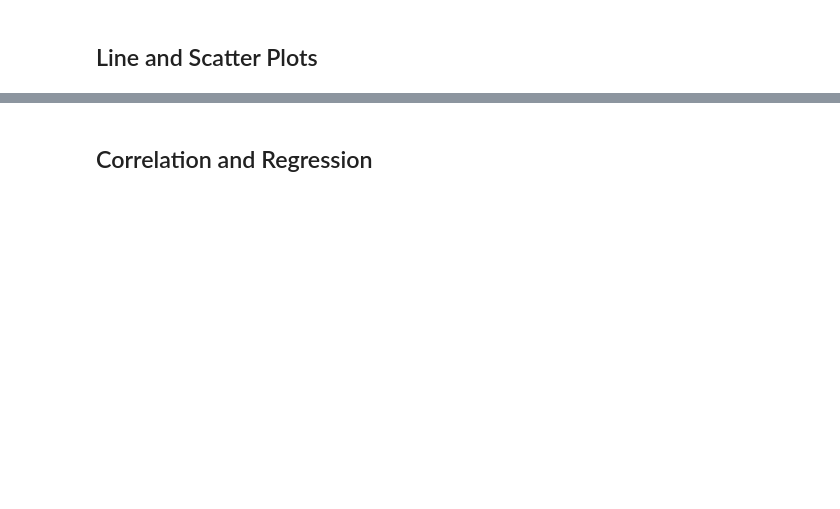
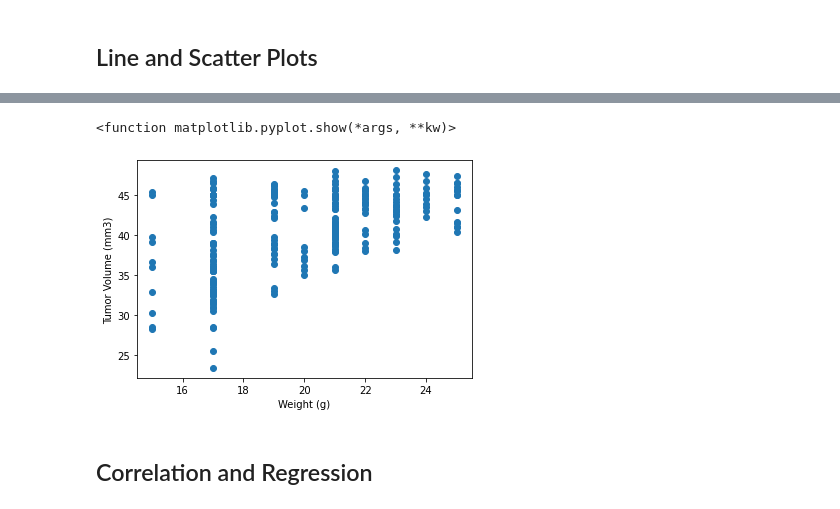
Before and after one commit to zpoeschl/matplotlib-challenge, a Jupyter notebook: Pymaceuticals/ZPoeschl_pymaceuticals.ipynb, the cells around one changed output, grey strips where cells are left out. Saved outputs shown, nothing was run; the diff lists cells and outputs as text; code cells hidden in the pictures; blank space fills up the shorter version.

```diff
--- a/Pymaceuticals/ZPoeschl_pymaceuticals.ipynb
+++ b/Pymaceuticals/ZPoeschl_pymaceuticals.ipynb
@@ -235,4 +264,15 @@ TypeError: cannot do label indexing on <class 'pandas.core.indexes.base.Index'>
 # %%
 # Generate a scatter plot of average tumor volume vs. mouse weight for the Capomulin regimen
+x_values_capo = capomulin_df["Weight (g)"]
+y_values_capo = capomulin_df["Tumor Volume (mm3)"]
+plt.scatter(x_values_capo,y_values_capo)
+
+plt.xlabel("Weight (g)")
+plt.ylabel("Tumor Volume (mm3)")
+
+plt.show
+# %% [output]
+<function matplotlib.pyplot.show(*args, **kw)>
+[figure, added]
 # %% [markdown]
 ## Correlation and Regression
```
Also changed, not shown: parts of 7 cells of this notebook.
